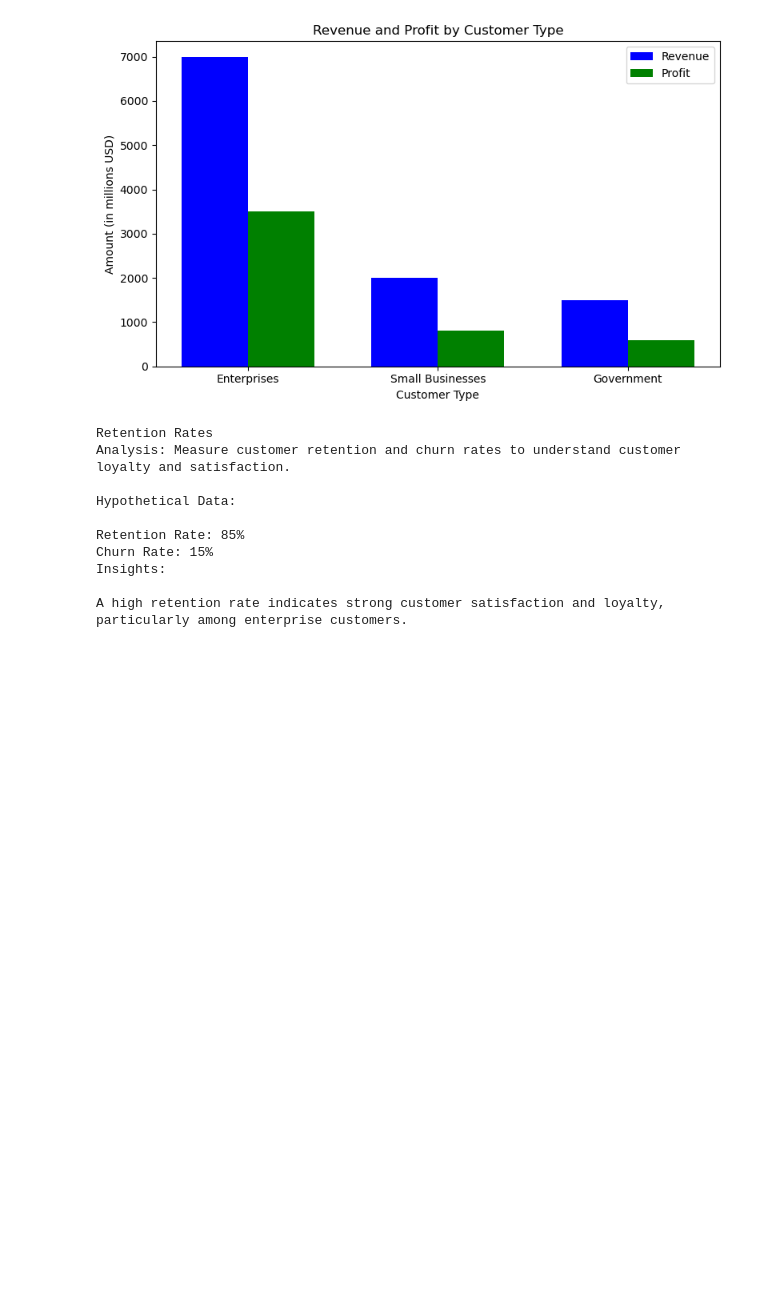
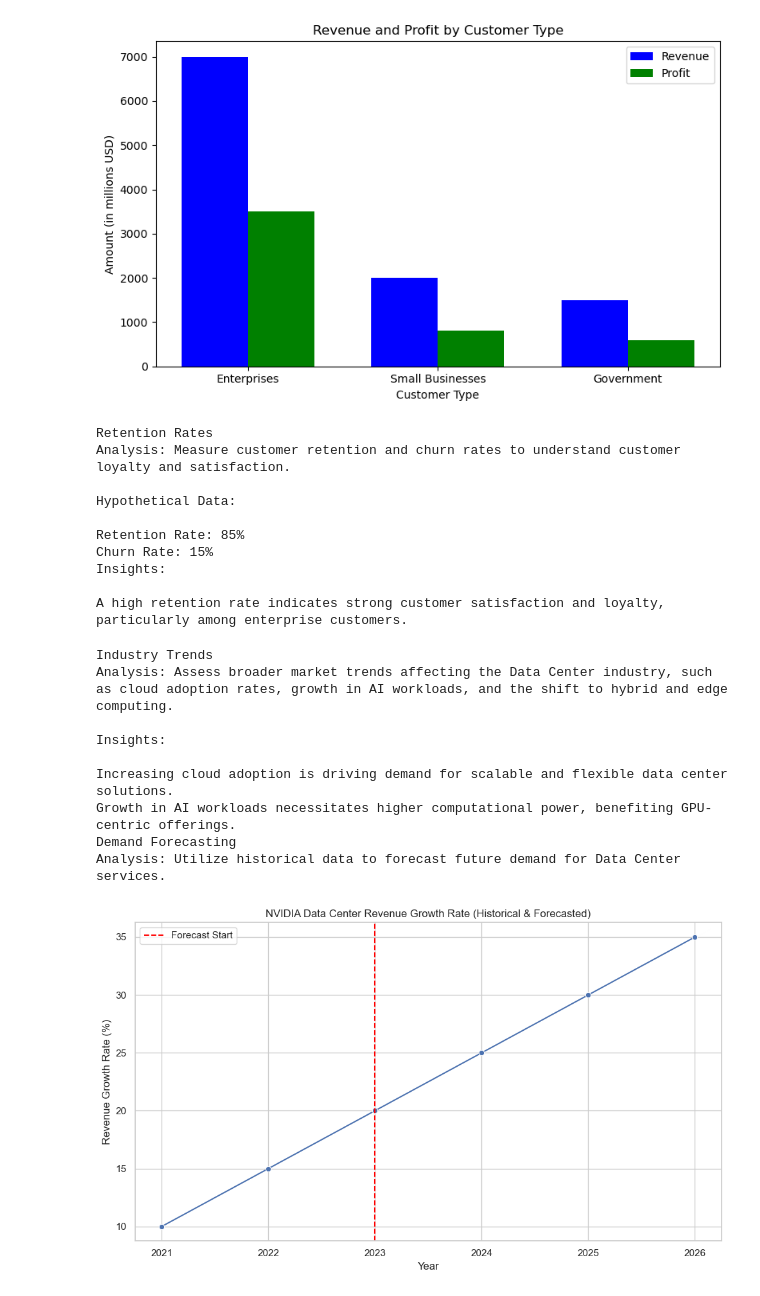
Before and after one commit to heythatwho/Data-Projects, a Jupyter notebook: Nvidia business Analysis.ipynb, the cells around one changed output. Cells and saved outputs as stored; diff of their text form; code cells hidden in the pictures; blank space fills up the shorter version.

Commit message:
Update Nvidia business Analysis.ipynb
adding more analysis

```diff
--- a/Nvidia business Analysis.ipynb
+++ b/Nvidia business Analysis.ipynb
@@ -1149,3 +1149,83 @@ Churn Rate: 15%
 Insights:
 
 A high retention rate indicates strong customer satisfaction and loyalty, particularly among enterprise customers.
+# %%
+print("""Industry Trends
+Analysis: Assess broader market trends affecting the Data Center industry, such as cloud adoption rates, growth in AI workloads, and the shift to hybrid and edge computing.
+
+Insights:
+
+Increasing cloud adoption is driving demand for scalable and flexible data center solutions.
+Growth in AI workloads necessitates higher computational power, benefiting GPU-centric offerings.
+Demand Forecasting
+Analysis: Utilize historical data to forecast future demand for Data Center services.
+
+""")
+
+import pandas as pd
+import matplotlib.pyplot as plt
+import seaborn as sns
+
+# Hypothetical historical revenue growth rates data
+historical_data = {
+    'Year': [2021, 2022, 2023],
+    'Revenue Growth Rate (%)': [10, 15, 20],
+}
+
+df_historical = pd.DataFrame(historical_data)
+
+# Forecasting future growth rates (Hypothetical)
+future_years = [2024, 2025, 2026]
+future_growth_rates = [25, 30, 35]  # Hypothetical forecasted growth rates
+
+# Combine historical and forecasted data
+forecast_data = pd.DataFrame({
+    'Year': future_years,
+    'Revenue Growth Rate (%)': future_growth_rates,
+})
+
+df_combined = pd.concat([df_historical, forecast_data], ignore_index=True)
+
+# Set the style for the visualizations
+sns.set(style="whitegrid")
+
+# Create a line chart for historical and forecasted growth rates
+plt.figure(figsize=(10, 6))
+sns.lineplot(data=df_combined, x='Year', y='Revenue Growth Rate (%)', marker='o')
+plt.title('NVIDIA Data Center Revenue Growth Rate (Historical & Forecasted)')
+plt.xlabel('Year')
+plt.ylabel('Revenue Growth Rate (%)')
+plt.xticks(df_combined['Year'])
+plt.grid(True)
+plt.axvline(x=2023, color='red', linestyle='--', label='Forecast Start')
+plt.legend()
+plt.tight_layout()
+plt.show()
+
+# Bar chart to visualize demand forecasting (Hypothetical future revenue)
+demand_forecast = {
+    'Year': ['2024', '2025', '2026'],
+    'Forecasted Revenue (in millions USD)': [15000, 20000, 27000],
+}
+
+df_demand_forecast = pd.DataFrame(demand_forecast)
+
+# Create a bar chart for demand forecast
+plt.figure(figsize=(8, 5))
+sns.barplot(data=df_demand_forecast, x='Year', y='Forecasted Revenue (in millions USD)', palette='Blues')
+plt.title('Forecasted Revenue for NVIDIA Data Center Services')
+plt.xlabel('Year')
+plt.ylabel('Forecasted Revenue (in millions USD)')
+plt.tight_layout()
+plt.show()
+# %% [output]
+Industry Trends
+Analysis: Assess broader market trends affecting the Data Center industry, such as cloud adoption rates, growth in AI workloads, and the shift to hybrid and edge computing.
+
+Insights:
+
+Increasing cloud adoption is driving demand for scalable and flexible data center solutions.
+Growth in AI workloads necessitates higher computational power, benefiting GPU-centric offerings.
+Demand Forecasting
+Analysis: Utilize historical data to forecast future demand for Data Center services.
+[figure, added]
```
Also changed, not shown: parts of 3 cells of this notebook.
